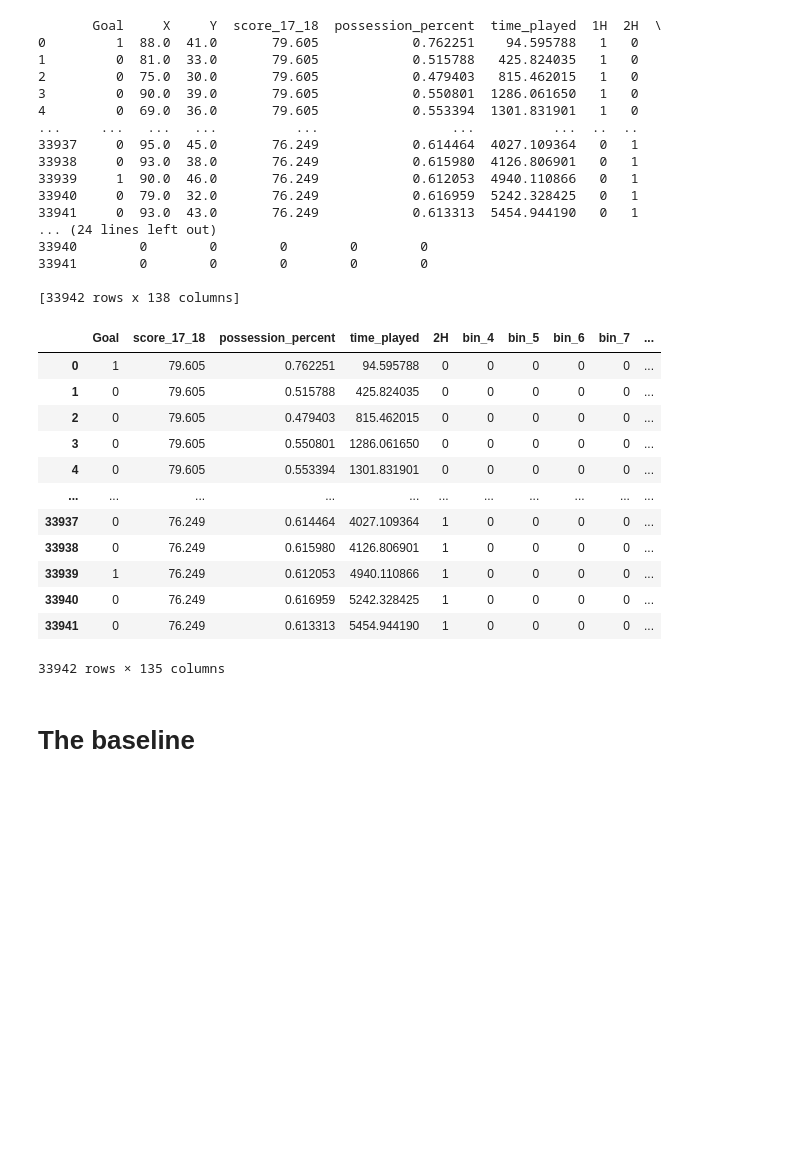
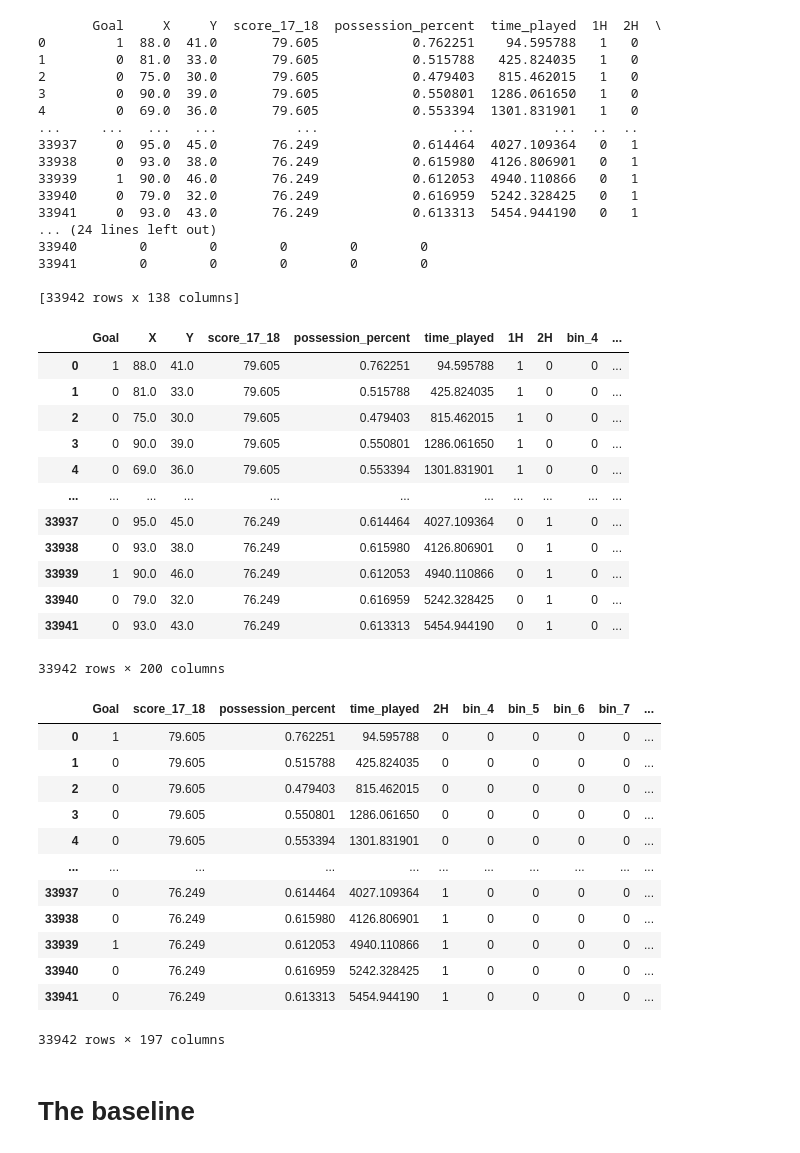
Before and after one commit to Anhali/xG_model-_python, a Jupyter notebook: xG_model.ipynb, the cells around one changed output. Cells and saved outputs as stored; diff of their text form; code cells hidden in the pictures; blank space fills up the shorter version.

```diff
--- a/xG_model.ipynb
+++ b/xG_model.ipynb
@@ -30,3 +31,5 @@ import pickle
+# %%
+bins = (16,12)
 # %%
 # load data - store it in train dataframe
 
@@ -337,7 +340,7 @@ time_played           float64
 2H                      int32
 dtype: object
 # %%
-shots_model['bins'] =coords_to_bins(shots_model, 'X', 'Y')
+shots_model['bins'] =coords_to_bins(shots_model, 'X', 'Y' , bins)
 shots_model
 # %% [output]
 |  | Goal | X | Y | score_17_18 | possession_percent | time_played | 1H | 2H | bins |
@@ -389,6 +392,29 @@ print(shots_model)
 33941        0        0        0        0        0
 
 [33942 rows x 138 columns]
+# %%
+# add missing bins to the dataframe
+all_bins = [f'bin_{i}' for i in range(bins[0]*bins[1])]
+# Ajoutez les colonnes manquantes avec des zéros
+for col in all_bins:
+    if col not in shots_model.columns:
+        shots_model[col] = 0
+
+shots_model
+# %% [output]
+|  | Goal | X | Y | score_17_18 | possession_percent | time_played | 1H | 2H | bin_4 | ... |
+| 0 | 1 | 88.0 | 41.0 | 79.605 | 0.762251 | 94.595788 | 1 | 0 | 0 | ... |
+| 1 | 0 | 81.0 | 33.0 | 79.605 | 0.515788 | 425.824035 | 1 | 0 | 0 | ... |
+| 2 | 0 | 75.0 | 30.0 | 79.605 | 0.479403 | 815.462015 | 1 | 0 | 0 | ... |
+| 3 | 0 | 90.0 | 39.0 | 79.605 | 0.550801 | 1286.061650 | 1 | 0 | 0 | ... |
+| 4 | 0 | 69.0 | 36.0 | 79.605 | 0.553394 | 1301.831901 | 1 | 0 | 0 | ... |
+| ... | ... | ... | ... | ... | ... | ... | ... | ... | ... | ... |
+| 33937 | 0 | 95.0 | 45.0 | 76.249 | 0.614464 | 4027.109364 | 0 | 1 | 0 | ... |
+| 33938 | 0 | 93.0 | 38.0 | 76.249 | 0.615980 | 4126.806901 | 0 | 1 | 0 | ... |
+| 33939 | 1 | 90.0 | 46.0 | 76.249 | 0.612053 | 4940.110866 | 0 | 1 | 0 | ... |
+| 33940 | 0 | 79.0 | 32.0 | 76.249 | 0.616959 | 5242.328425 | 0 | 1 | 0 | ... |
+| 33941 | 0 | 93.0 | 43.0 | 76.249 | 0.613313 | 5454.944190 | 0 | 1 | 0 | ... |
+33942 rows × 200 columns
 # %%
 shots_model.drop(['X','Y', '1H'], axis=1, inplace=True)
 
@@ -410,7 +436,7 @@ shots_model
 | 33939 | 1 | 76.249 | 0.612053 | 4940.110866 | 1 | 0 | 0 | 0 | 0 | ... |
 | 33940 | 0 | 76.249 | 0.616959 | 5242.328425 | 1 | 0 | 0 | 0 | 0 | ... |
 | 33941 | 0 | 76.249 | 0.613313 | 5454.944190 | 1 | 0 | 0 | 0 | 0 | ... |
-33942 rows × 135 columns
+33942 rows × 197 columns
 # %% [markdown]
 # The baseline
 # %%
```
Also changed, not shown: parts of 40 cells of this notebook.
